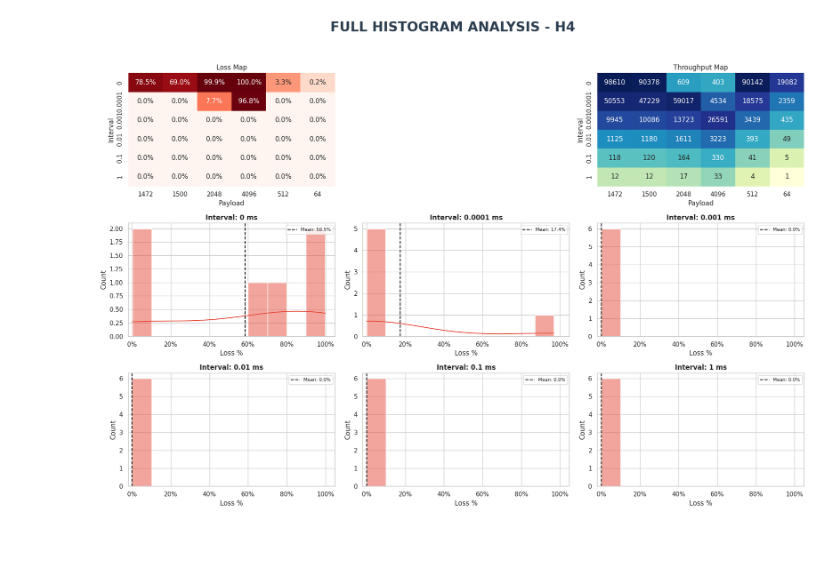
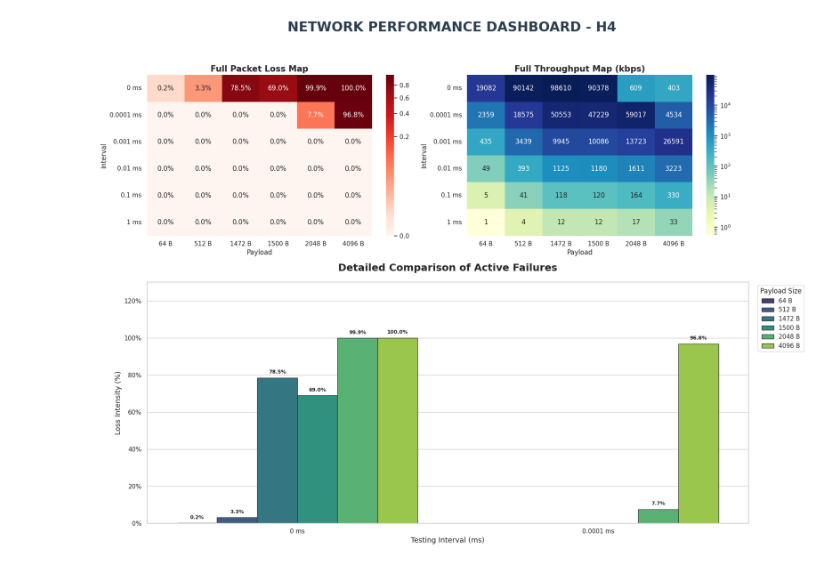
Before and after one commit to samMM-cs/progetto_reti, a Jupyter notebook: stats.ipynb, the cells around one changed output. Cells and saved outputs as stored; diff of their text form; code cells hidden in the pictures; blank space fills up the shorter version.

Commit message:
Update tests

```diff
--- a/stats.ipynb
+++ b/stats.ipynb
@@ -27,86 +27,87 @@ import seaborn as sns
 import matplotlib.pyplot as plt
 import numpy as np
 import matplotlib.ticker as mtick
-import math
 from matplotlib.colors import LogNorm, PowerNorm
 
-# --- 1. DATA PREPARATION (LONG FORM) ---
-plot_data = []
+full_data = []
 for host in hosts + ["Global Average"]:
     for interval in intervals:
         for length in lengths:
+            # Calcolo metriche
             if host == "Global Average":
                 loss = np.mean([differences[h][interval][length]["sent_loss_ratio"] for h in hosts])
                 rate = np.mean([differences[h][interval][length]["data_rate"] for h in hosts])
             else:
                 loss = differences[host][interval][length]["sent_loss_ratio"]
                 rate = differences[host][interval][length]["data_rate"]
 
-            plot_data.append({
+            full_data.append({
                 "Host": host,
-                "Interval": interval,
-                "Payload": length,
+                "Interval": f"{interval} ms",
+                "Payload": f"{length} B",
                 "Loss": loss,
                 "Rate": rate,
-                "Interval_Label": f"{interval} ms"
+                "interval_int": interval
             })
 
-df_all = pd.DataFrame(plot_data)
+df_all = pd.DataFrame(full_data)
 
-# --- 2. GENERATION OF THE HISTOGRAM GRID ---
+# --- 2. GENERAZIONE DASHBOARD ---
 for host in hosts + ["Global Average"]:
-    host_df = df_all[df_all['Host'] == host]
+    # Dati completi per l'host corrente (per le Heatmaps)
+    host_df = df_all[df_all['Host'] == host].copy()
 
-    # Calcolo dinamico della griglia
-    num_intervals = len(intervals)
-    cols = 3
-    rows = math.ceil(num_intervals / cols)
+    # Dati filtrati (solo perdite > 0) per il Bar Plot
+    active_loss_df = host_df[host_df['Loss'] > 0].copy()
 
-    # Creazione della figura
-    # Aggiungiamo spazio extra in alto per le heatmap
-    fig = plt.figure(figsize=(18, 5 + (rows * 4)))
-    gs = fig.add_gridspec(rows + 1, cols)
+    # Creazione figura complessa
+    fig = plt.figure(figsize=(18, 14))
+    gs = fig.add_gridspec(2, 2, height_ratios=[1, 1.5])
 
-    fig.suptitle(f'FULL HISTOGRAM ANALYSIS - {host}',
+    fig.suptitle(f'NETWORK PERFORMANCE DASHBOARD - {host}',
                  fontsize=24, fontweight='bold', y=0.98, color='#2c3e50')
 
-    # --- ROW 0: HEATMAPS (Context) ---
     ax_hm1 = fig.add_subplot(gs[0, 0])
-    hm_loss = host_df.pivot_table(index='Interval', columns='Payload', values='Loss')
-    sns.heatmap(hm_loss, annot=True, fmt=".1%", cmap="Reds", norm=PowerNorm(0.3), cbar=False, ax=ax_hm1)
-    ax_hm1.set_title("Loss Map")
+    hm_loss = host_df.pivot_table(index='Interval', columns='Payload', values='Loss', sort=False)
+    sns.heatmap(hm_loss, annot=True, fmt=".1%", cmap="Reds", norm=PowerNorm(0.3), cbar=True, ax=ax_hm1)
+    ax_hm1.set_title("Full Packet Loss Map", fontsize=15, fontweight='bold')
 
-    ax_hm2 = fig.add_subplot(gs[0, cols-1])
-    hm_rate = host_df.pivot_table(index='Interval', columns='Payload', values='Rate')
+    ax_hm2 = fig.add_subplot(gs[0, 1])
+    hm_rate = host_df.pivot_table(index='Interval', columns='Payload', values='Rate', sort=False)
     vmin_rate = max(hm_rate.values[hm_rate.values > 0].min(), 0.1) if np.any(hm_rate.values > 0) else 0.1
     sns.heatmap(hm_rate, annot=True, fmt=".0f", cmap="YlGnBu",
-                norm=LogNorm(vmin=vmin_rate, vmax=hm_rate.values.max()), cbar=False, ax=ax_hm2)
-    ax_hm2.set_title("Throughput Map")
+                norm=LogNorm(vmin=vmin_rate, vmax=hm_rate.values.max()), cbar=True, ax=ax_hm2)
+    ax_hm2.set_title("Full Throughput Map (kbps)", fontsize=15, fontweight='bold')
 
-    # --- ROWS 1+: HISTOGRAMS (One for each Interval) ---
-    for idx, interval in enumerate(intervals):
-        r = (idx // cols) + 1
-        c = idx % cols
-        ax_hist = fig.add_subplot(gs[r, c])
+    ax_bar = fig.add_subplot(gs[1, :])
 
-        interval_data = host_df[host_df['Interval'] == interval]
+    if not active_loss_df.empty:
+        sns.barplot(data=active_loss_df, x="Interval", y="Loss", hue="Payload",
+                    palette="viridis", ax=ax_bar, edgecolor=".2")
 
-        # Istogramma con KDE per ogni intervallo
-        sns.histplot(data=interval_data, x="Loss", kde=True, ax=ax_hist, color="#e74c3c", bins=10)
+        for p in ax_bar.patches:
+            h = p.get_height()
+            if h > 0:
+                ax_bar.annotate(f'{h:.1%}',
+                                (p.get_x() + p.get_width() / 2., h),
+                                ha='center', va='center', xytext=(0, 10),
+                                textcoords='offset points', fontsize=9, fontweight='bold')
 
-        # Media locale dell'intervallo
-        int_mean = interval_data['Loss'].mean()
-        ax_hist.axvline(int_mean, color='black', linestyle='--', label=f'Mean: {int_mean:.1%}')
+        ax_bar.set_title('Detailed Comparison of Active Failures', fontsize=18, fontweight='bold', pad=20)
+    else:
+        ax_bar.text(0.5, 0.5, "NO ACTIVE LOSS DETECTED\n(All tests performed perfectly)",
+                    ha='center', va='center', fontsize=16, color='green', fontweight='bold')
+        ax_bar.set_title('Active Failure Analysis', fontsize=18, fontweight='bold')
 
-        ax_hist.set_title(f'Interval: {interval} ms', fontweight='bold')
-        ax_hist.xaxis.set_major_formatter(mtick.PercentFormatter(1.0))
-        ax_hist.set_xlabel('Loss %')
-        ax_hist.legend(fontsize='x-small')
+    ax_bar.yaxis.set_major_formatter(mtick.PercentFormatter(1.0))
+    ax_bar.set_ylabel('Loss Intensity (%)', fontsize=13)
+    ax_bar.set_xlabel('Testing Interval (ms)', fontsize=13)
+    ax_bar.legend(title="Payload Size", bbox_to_anchor=(1.01, 1), loc='upper left')
 
-        # Fissiamo l'asse X per rendere confrontabili i grafici
-        ax_hist.set_xlim(-0.02, max(host_df['Loss'].max() + 0.05, 0.1))
+    if not active_loss_df.empty:
+        ax_bar.set_ylim(0, max(active_loss_df['Loss'].max() * 1.3, 0.1))
 
     plt.tight_layout(rect=[0, 0.03, 1, 0.95])
     plt.show()
 # %% [output]
-[figure, old version]
+[figure, new version]
```
Also changed, not shown: parts of 1 cell of this notebook.
